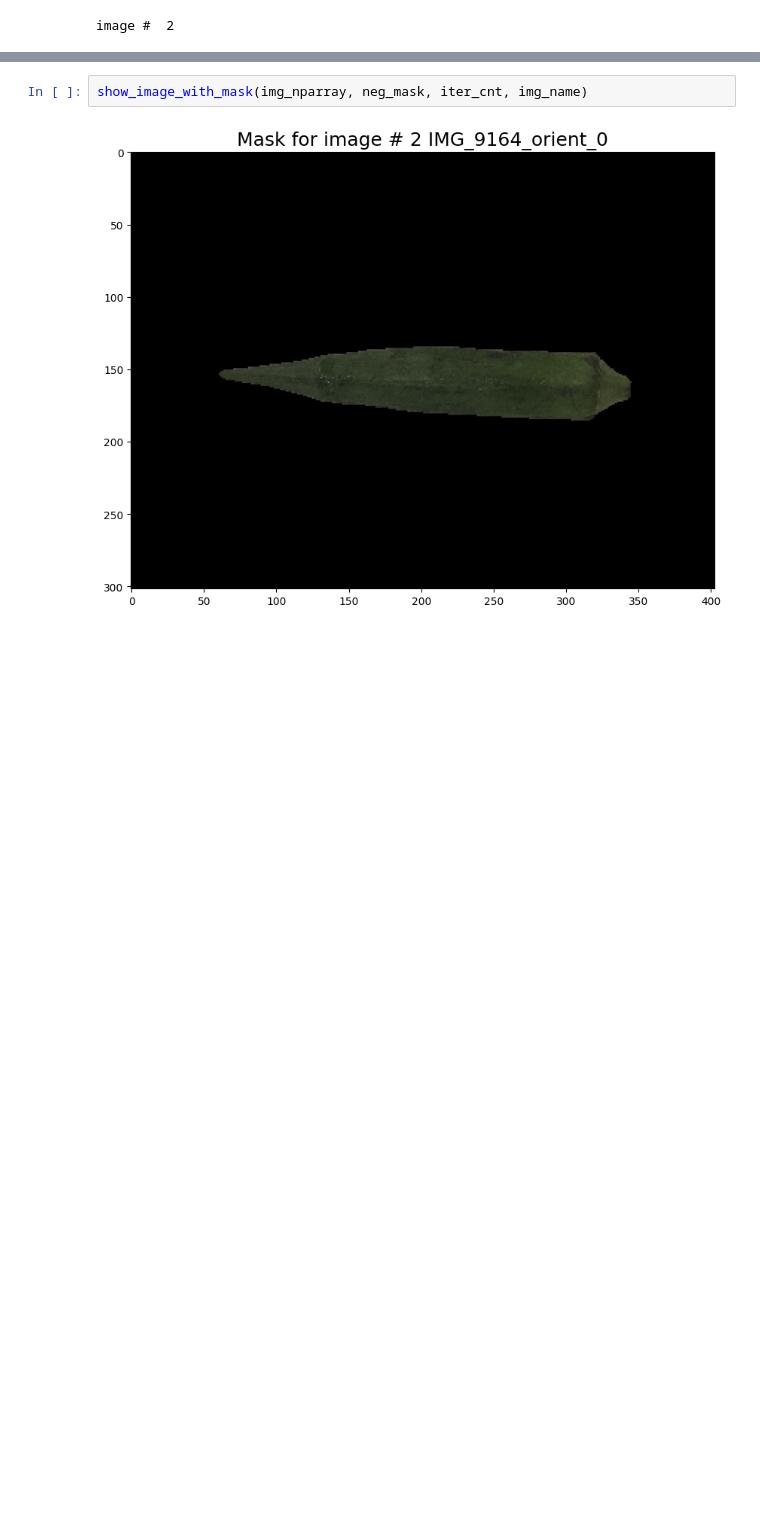
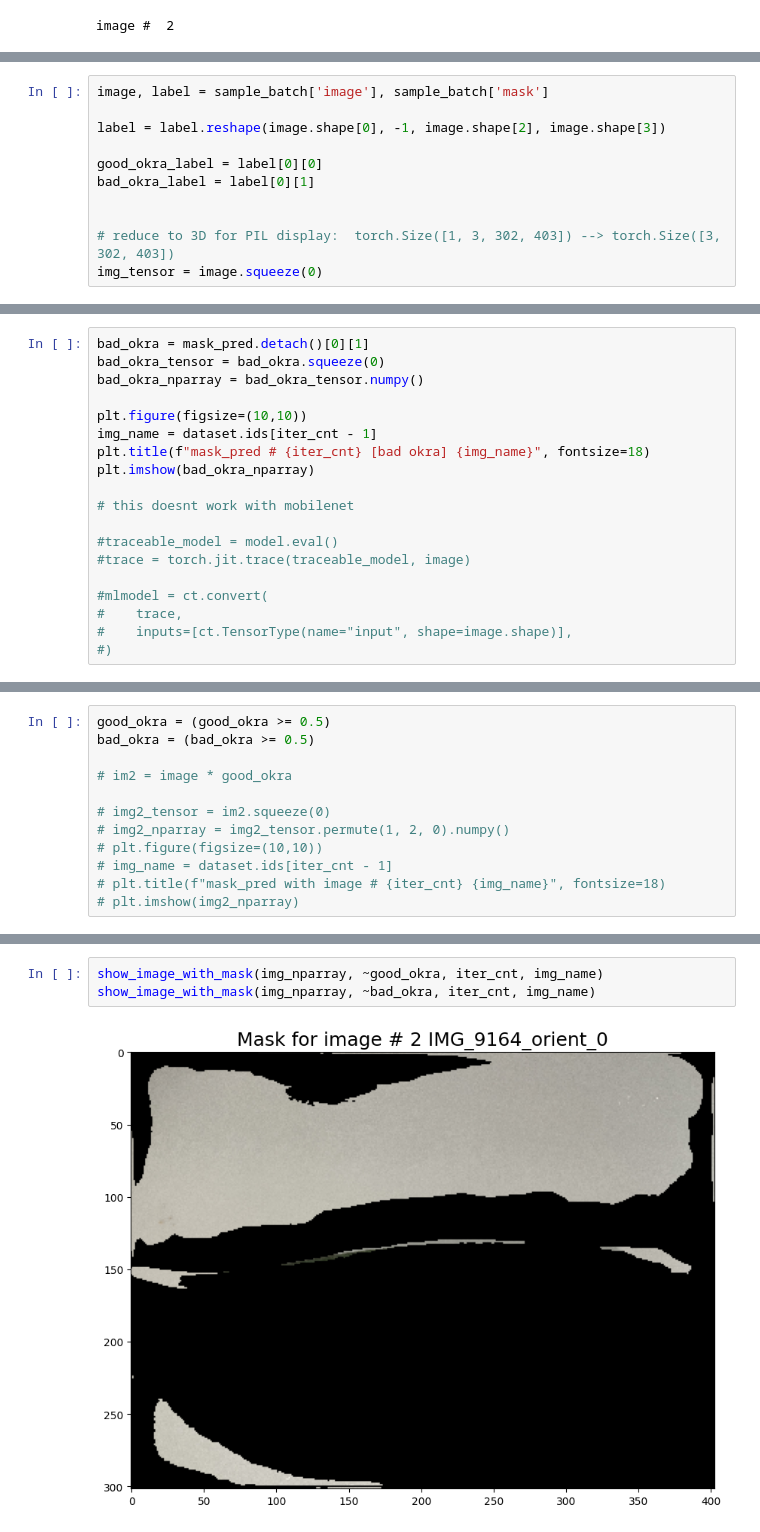
Before and after one commit to pranavdur/OkraInsight, a Jupyter notebook: ExploreOkraSegnetModel.ipynb, the cells around one changed output, grey strips where cells are left out. Saved outputs shown, nothing was run; the diff lists cells and outputs as text; blank space fills up the shorter version.

Commit message:
update notebook for model exploration and artifacts

```diff
--- a/ExploreOkraSegnetModel.ipynb
+++ b/ExploreOkraSegnetModel.ipynb
@@ -162,0 +159,11 @@ image shape after squeeze  torch.Size([3, 302, 403])
+# %%
+image, label = sample_batch['image'], sample_batch['mask']
+
+label = label.reshape(image.shape[0], -1, image.shape[2], image.shape[3])
+
+good_okra_label = label[0][0]
+bad_okra_label = label[0][1]
+
+
+# reduce to 3D for PIL display:  torch.Size([1, 3, 302, 403]) --> torch.Size([3, 302, 403])
+img_tensor = image.squeeze(0)
@@ -181,0 +241,19 @@ true_masks.shape =  <class 'torch.Tensor'> torch.bool torch.Size([1, 302, 403])
+# %%
+bad_okra = mask_pred.detach()[0][1]
+bad_okra_tensor = bad_okra.squeeze(0)
+bad_okra_nparray = bad_okra_tensor.numpy()
+
+plt.figure(figsize=(10,10))
+img_name = dataset.ids[iter_cnt - 1]
+plt.title(f"mask_pred # {iter_cnt} [bad okra] {img_name}", fontsize=18)
+plt.imshow(bad_okra_nparray)
+
+# this doesnt work with mobilenet
+
+#traceable_model = model.eval()
+#trace = torch.jit.trace(traceable_model, image)
+
+#mlmodel = ct.convert(
+#    trace,
+#    inputs=[ct.TensorType(name="input", shape=image.shape)],
+#)
@@ -181,0 +263,12 @@ true_masks.shape =  <class 'torch.Tensor'> torch.bool torch.Size([1, 302, 403])
+# %%
+good_okra = (good_okra >= 0.5)
+bad_okra = (bad_okra >= 0.5)
+
+# im2 = image * good_okra
+
+# img2_tensor = im2.squeeze(0)
+# img2_nparray = img2_tensor.permute(1, 2, 0).numpy()
+# plt.figure(figsize=(10,10))
+# img_name = dataset.ids[iter_cnt - 1]
+# plt.title(f"mask_pred with image # {iter_cnt} {img_name}", fontsize=18)
+# plt.imshow(img2_nparray)
@@ -182,4 +277,5 @@ true_masks.shape =  <class 'torch.Tensor'> torch.bool torch.Size([1, 302, 403])
 # %%
-show_image_with_mask(img_nparray, neg_mask, iter_cnt, img_name)
+show_image_with_mask(img_nparray, ~good_okra, iter_cnt, img_name)
+show_image_with_mask(img_nparray, ~bad_okra, iter_cnt, img_name)
 # %% [output]
-[figure, old version]
+[figure, new version]
```
Also changed, not shown: parts of 20 cells of this notebook, 4 other files.
